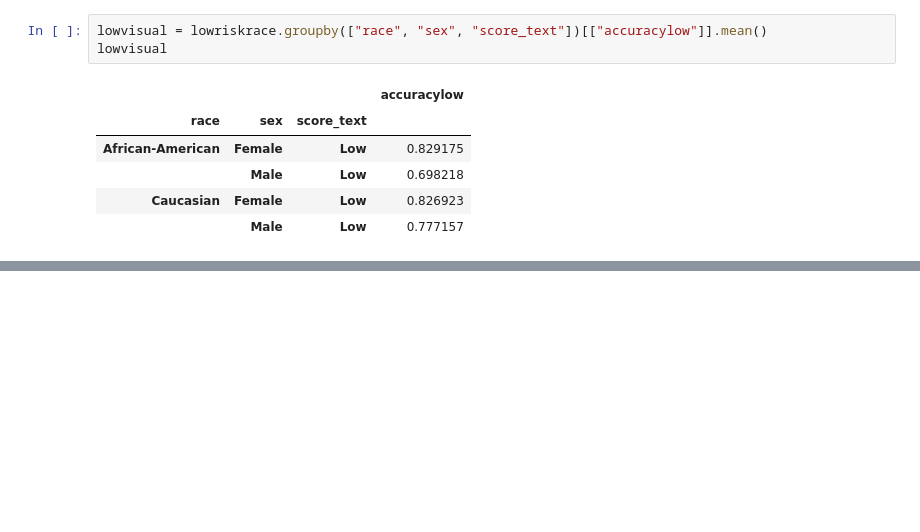
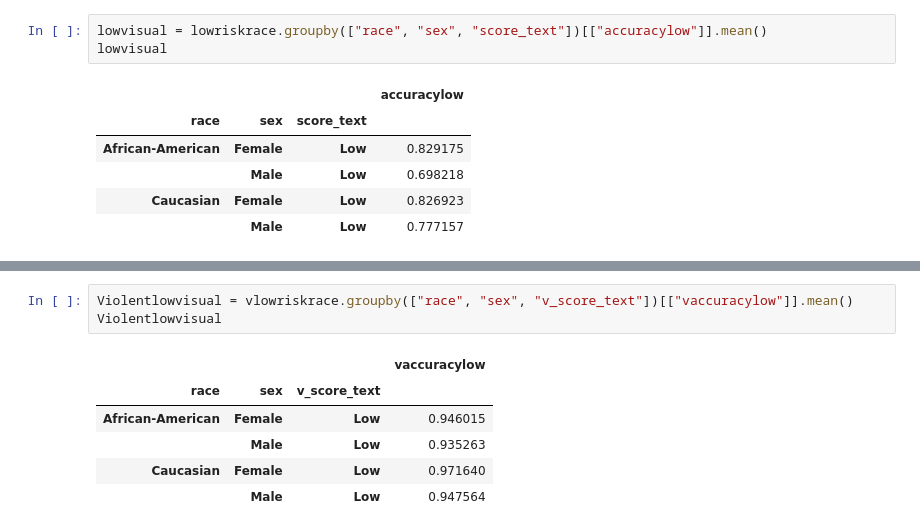
Before and after one commit to CyrusRR/iXDSCourseProject1, a Jupyter notebook: compas-analysis-master/COMPAS Hypothesis.ipynb, the cells around one changed output, grey strips where cells are left out. Saved outputs shown, nothing was run; the diff lists cells and outputs as text; blank space fills up the shorter version.

```diff
--- a/compas-analysis-master/COMPAS Hypothesis.ipynb
+++ b/compas-analysis-master/COMPAS Hypothesis.ipynb
@@ -299,0 +411,10 @@ lowvisual
+# %%
+Violentlowvisual = vlowriskrace.groupby(["race", "sex", "v_score_text"])[["vaccuracylow"]].mean()
+Violentlowvisual
+# %% [output]
+|  |  |  | vaccuracylow |
+| race | sex | v_score_text |  |
+| African-American | Female | Low | 0.946015 |
+|  | Male | Low | 0.935263 |
+| Caucasian | Female | Low | 0.971640 |
+|  | Male | Low | 0.947564 |
```
Also changed, not shown: parts of 8 cells of this notebook.
